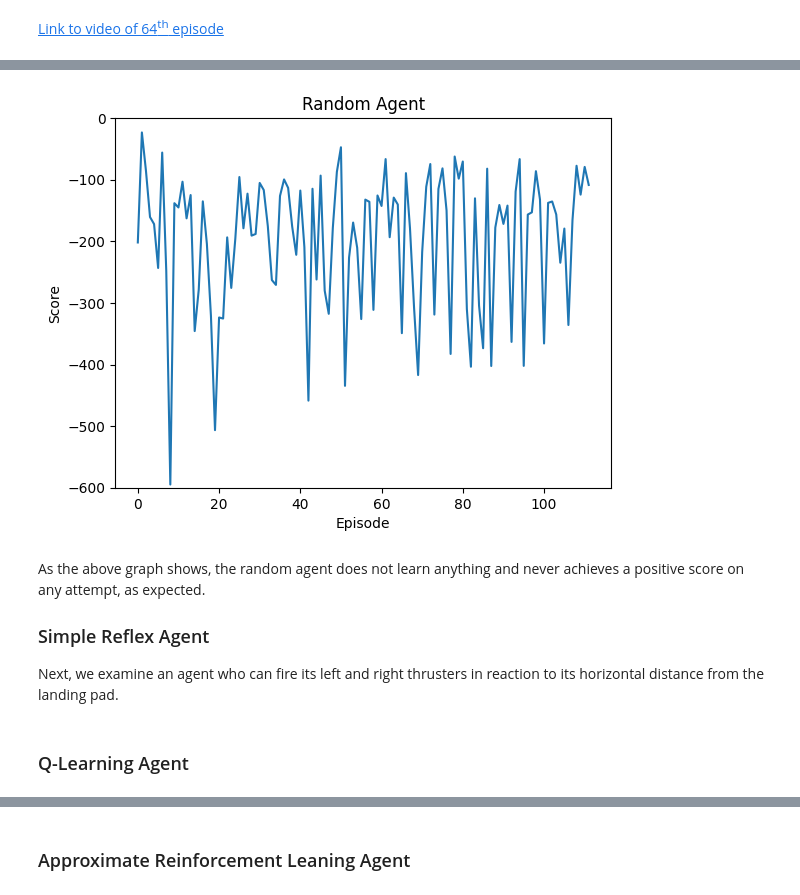
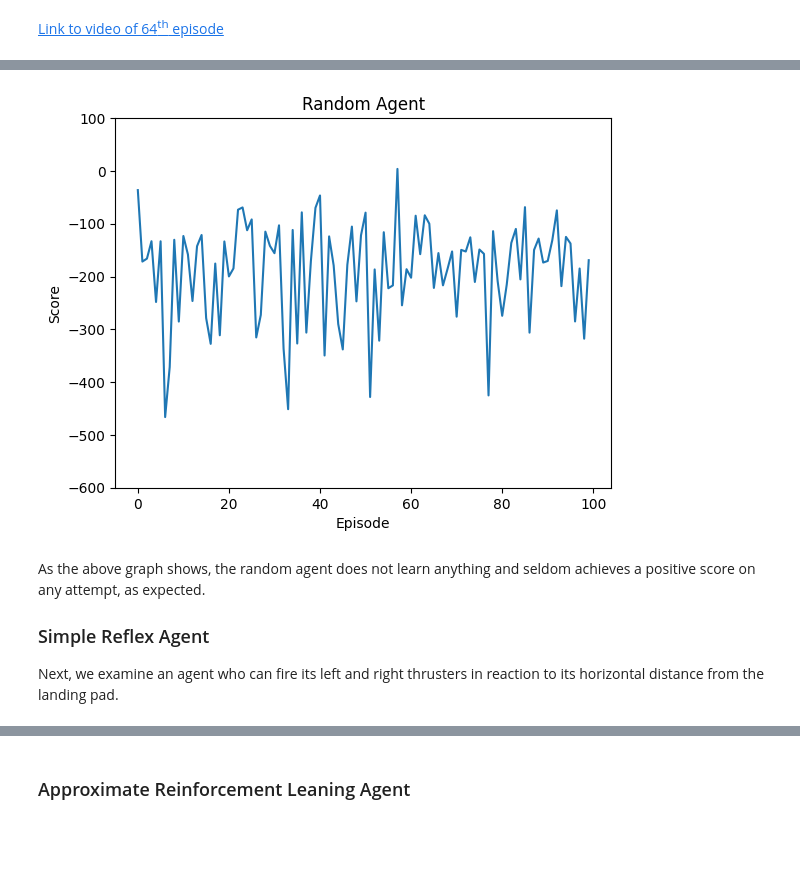
Before and after one commit to jaki9292/rl-project, a Jupyter notebook: project.ipynb, the cells around one changed output, grey strips where cells are left out. Drawn from its saved outputs; the diff is of its cells as text; code cells hidden in the pictures; blank space fills up the shorter version.

Commit message:
rand & rflx agent class

```diff
--- a/project.ipynb
+++ b/project.ipynb
@@ -207,0 +335,6 @@ len(cubes)
+# %%
+# Instantiate lunar lander random agent
+rand_agent = RandomAgent()
+
+# Iterate over 100 episodes
+rand_scores = rand_agent.repeat(100, verbose = True, video = False)
@@ -208,15 +386,17 @@ len(cubes)
 # %%
+# Plot random agent's scores over all episodes
+
 import matplotlib.pyplot as plt
 
-plt.plot(ra_scores)
-plt.ylim([-600,0])
+plt.plot(rand_scores)
+plt.ylim([-600,100])
 plt.title("Random Agent")
 plt.xlabel("Episode")
 plt.ylabel("Score");
 # %% [output]
-[figure, old version]
+[figure, new version]
 # %% [markdown]
-As the above graph shows, the random agent does not learn anything and never achieves a positive score on any attempt, as expected.
+As the above graph shows, the random agent does not learn anything and seldom achieves a positive score on any attempt, as expected.
 
 ### Simple Reflex Agent ###
 
@@ -226,2 +403,0 @@ Next, we examine an agent who can fire its left and right thrusters in reaction
-# %% [markdown]
-### Q-Learning Agent ###
```
Also changed, not shown: parts of 12 cells of this notebook.
